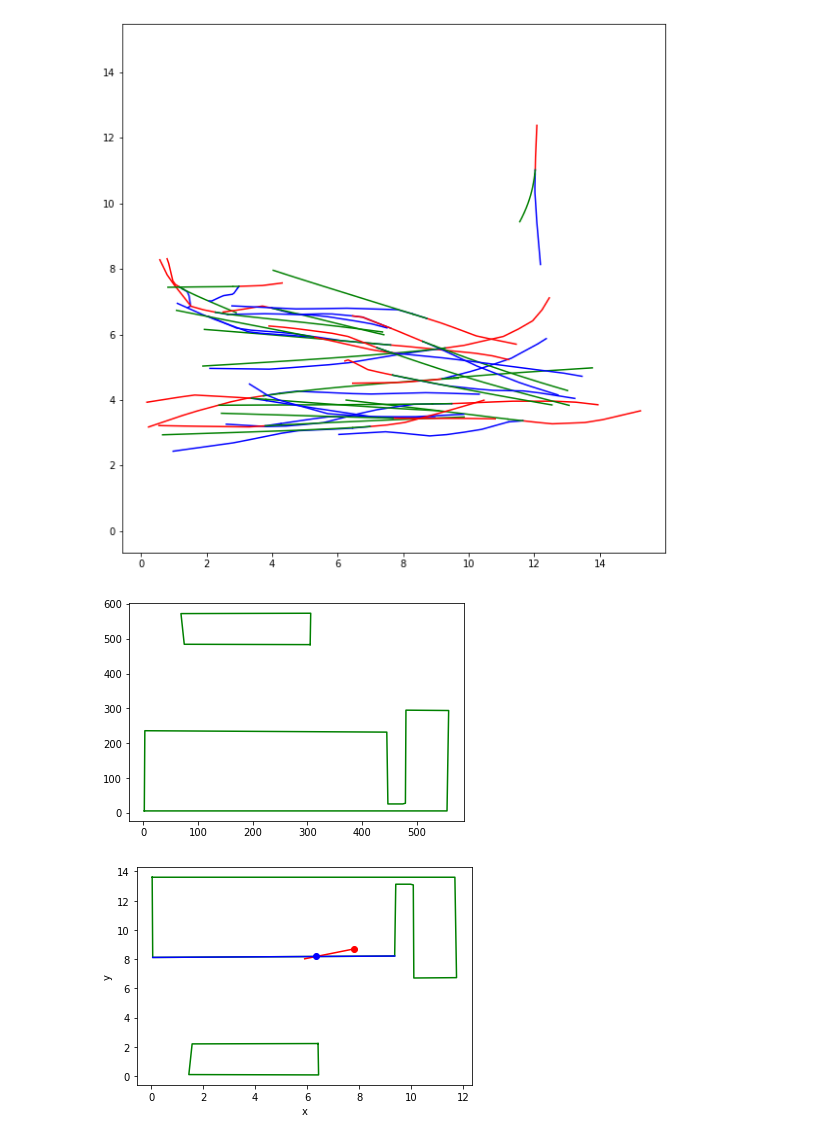
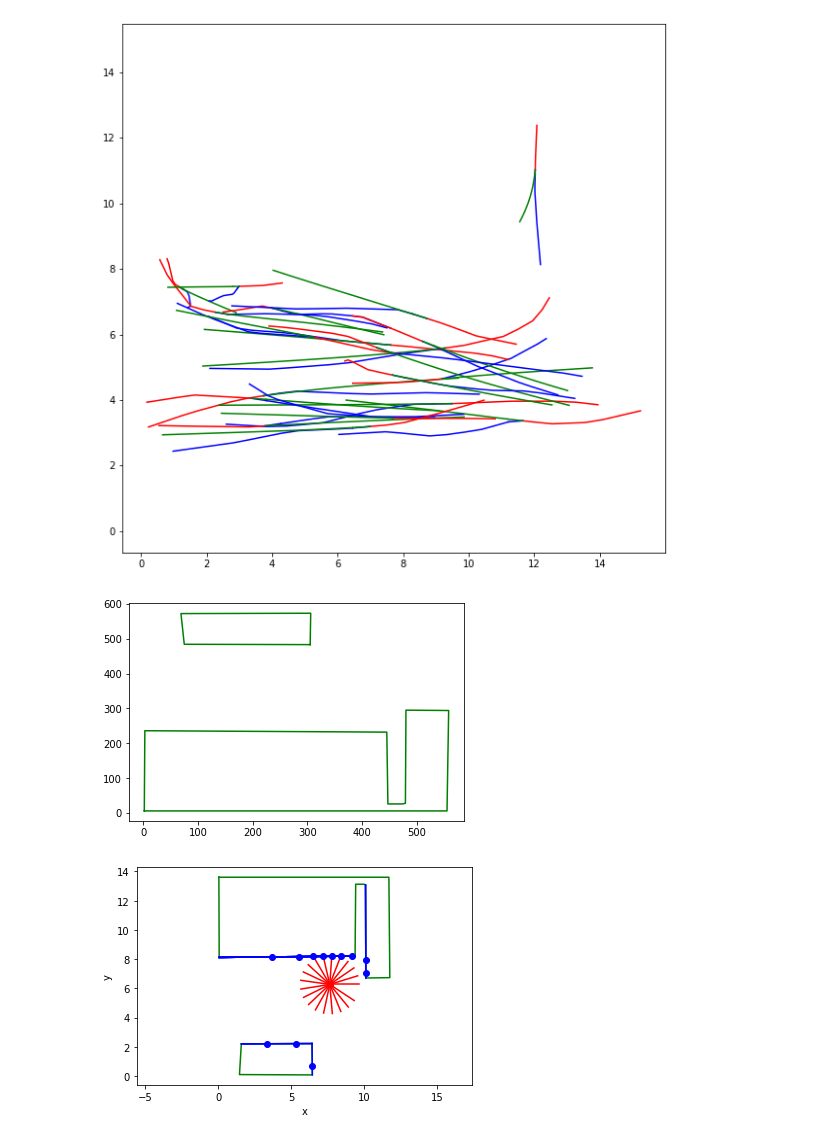
Before and after one commit to cimat-ris/OF-PathPred, a Jupyter notebook: evaluation_opticalflow/train_and_evaluate.ipynb, the cells around one changed output. Saved outputs shown, nothing was run; the diff lists cells and outputs as text; code cells hidden in the pictures.

Commit message:
Update train_and_evaluate.ipynb with a full raycasting along 360 degrees

```diff
--- a/evaluation_opticalflow/train_and_evaluate.ipynb
+++ b/evaluation_opticalflow/train_and_evaluate.ipynb
@@ -461,39 +461,43 @@ for (g,o,p) in zip(gt,obs,pred):
 # %%
 from obstacles import image_to_world_xy,raycast,generate_obstacle_polygons,load_image_obstacle_polygons, load_world_obstacle_polygons
 import matplotlib.pyplot as plt
 
 dataset_paths = "/home/jbhayet/opt/repositories/devel/OF-PathPred/data1/"
 dataset_name = 'ucy-zara02/'
 
 generate_obstacle_polygons(dataset_paths,dataset_name)
 obstacles       = load_image_obstacle_polygons(dataset_paths,dataset_name)
 obstacles_world = load_world_obstacle_polygons(dataset_paths,dataset_name)
 # Draw the obstacles in the image frame
 for obs in obstacles:
     pintar=plt.plot(obs[:,0],obs[:,1],"g-")
 plt.show()
 
 # Draw obstacles
 for obst in obstacles_world:
     plt.plot(obst[:,0],obst[:,1],"g-")
 
 xpos = np.random.normal(5.0,3.0)
 ypos = np.random.normal(5.0,3.0)
-tpos = np.random.uniform(0.0,6.0)
-c = np.cos(tpos)
-s = np.sin(tpos)
-plt.plot(xpos,ypos,"ro")
-plt.plot([xpos,xpos+2.0*c],[ypos,ypos+2.0*s],"r-")
+
+for t in range(0,20):
+    tpos = t*0.3
+    c = np.cos(tpos)
+    s = np.sin(tpos)
+    plt.plot(xpos,ypos,"ro")
+    plt.plot([xpos,xpos+2.0*c],[ypos,ypos+2.0*s],"r-")
+
+    # Test for ray casting: first check if some polygons do intersect the ray.
+    # If so, plot in red
+    omin,imin,dmin,inters = raycast([xpos,ypos,tpos],obstacles_world)
+    if imin>=0:
+        plt.plot(obstacles_world[omin][imin:imin+2,0],obstacles_world[omin][imin:imin+2,1],"b-")
+        plt.plot(inters[0],inters[1],"bo")
+
 plt.xlabel("x")
 plt.ylabel("y")
-
-# Test for ray casting: first check if some polygons do intersect the ray.
-# If so, plot in red
-omin,imin,dmin,inters = raycast([xpos,ypos,tpos],obstacles_world)
-if imin>=0:
-    plt.plot(obstacles_world[omin][imin:imin+2,0],obstacles_world[omin][imin:imin+2,1],"b-")
-    plt.plot(inters[0],inters[1],"bo")
+plt.axis("equal")
 plt.show()
 # %% [output]
 [figure]
-[figure, old version]
+[figure, new version]
```
